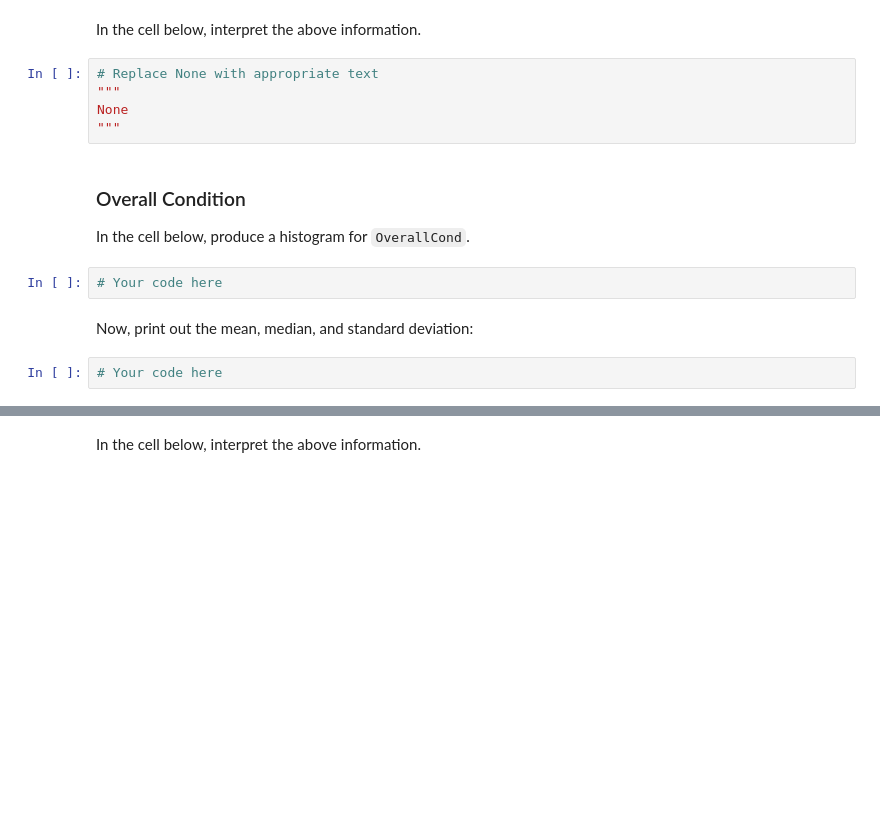
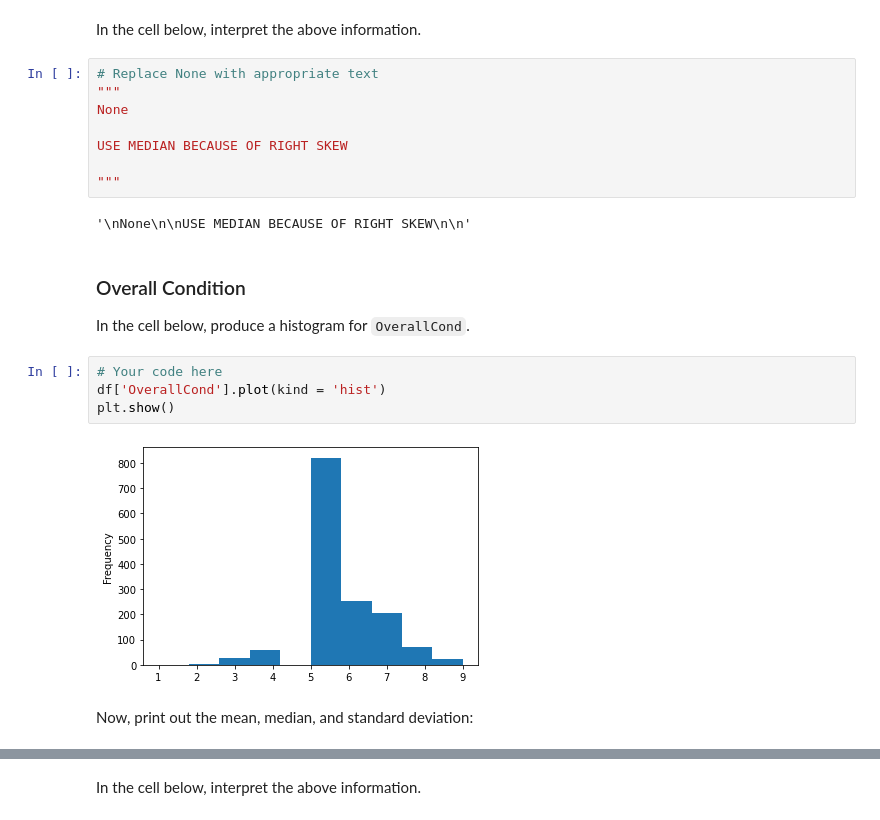
Before and after one commit to antony-wala/dsc-pandas-eda-lab, a Jupyter notebook: index.ipynb, the cells around one changed output, grey strips where cells are left out. Drawn from its saved outputs; the diff is of its cells as text; blank space fills up the shorter version.

```diff
--- a/index.ipynb
+++ b/index.ipynb
@@ -156,14 +221,21 @@ In the cell below, interpret the above information.
 # Replace None with appropriate text
 """
 None
+
+USE MEDIAN BECAUSE OF RIGHT SKEW
+
 """
+# %% [output]
+'\nNone\n\nUSE MEDIAN BECAUSE OF RIGHT SKEW\n\n'
 # %% [markdown]
 ### Overall Condition
 
 In the cell below, produce a histogram for `OverallCond`.
 # %%
 # Your code here
+df['OverallCond'].plot(kind = 'hist')
+plt.show()
+# %% [output]
+[figure, added]
 # %% [markdown]
 Now, print out the mean, median, and standard deviation:
-# %%
-# Your code here
```
Also changed, not shown: parts of 27 cells of this notebook.
